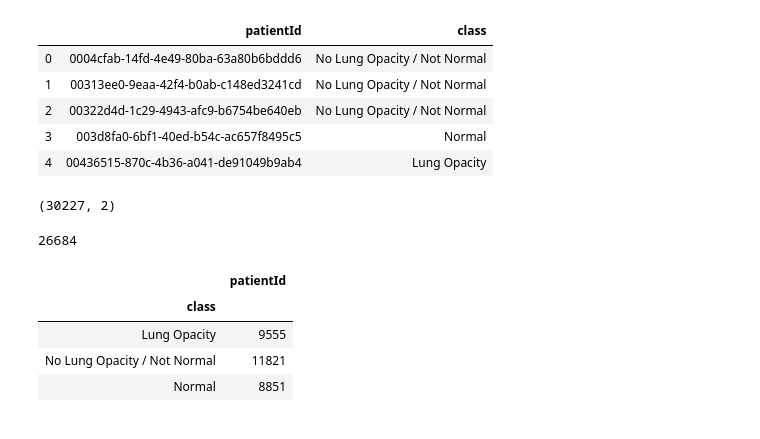
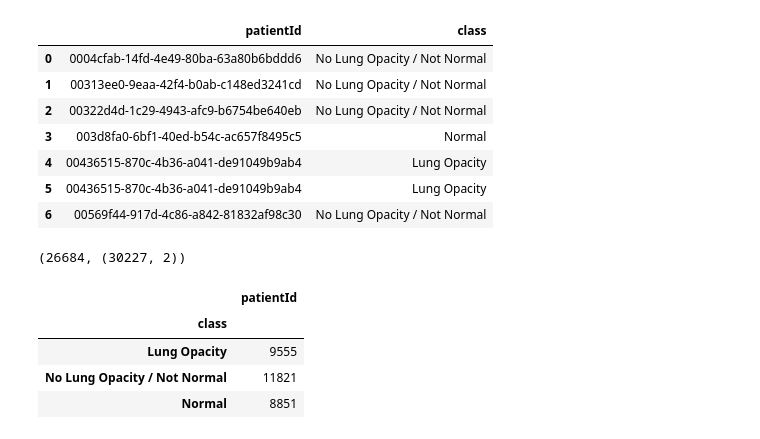
Before and after one commit to nishantpatil22/Pneumonia-Detection-Capstone, a Jupyter notebook: Pneumonia Detection Capstone.ipynb, the cells around one changed output. Cells and saved outputs as stored; diff of their text form; code cells hidden in the pictures.

```diff
--- a/Pneumonia Detection Capstone.ipynb
+++ b/Pneumonia Detection Capstone.ipynb
@@ -23,23 +22,21 @@ from tqdm import tqdm
 # %%
 labels = pd.read_csv('stage_2_detailed_class_info.csv')
 # %%
-labels.head()
+labels.head(7)
 # %% [output]
 |  | patientId | class |
 | 0 | 0004cfab-14fd-4e49-80ba-63a80b6bddd6 | No Lung Opacity / Not Normal |
 | 1 | 00313ee0-9eaa-42f4-b0ab-c148ed3241cd | No Lung Opacity / Not Normal |
 | 2 | 00322d4d-1c29-4943-afc9-b6754be640eb | No Lung Opacity / Not Normal |
 | 3 | 003d8fa0-6bf1-40ed-b54c-ac657f8495c5 | Normal |
 | 4 | 00436515-870c-4b36-a041-de91049b9ab4 | Lung Opacity |
+| 5 | 00436515-870c-4b36-a041-de91049b9ab4 | Lung Opacity |
+| 6 | 00569f44-917d-4c86-a842-81832af98c30 | No Lung Opacity / Not Normal |
-# %%
-labels.shape
-# %% [output]
-(30227, 2)
 # %%
 # NO OF UNIQUE PATIENTS
-labels['patientId'].nunique()
+labels['patientId'].nunique(),labels.shape
 # %% [output]
-26684
+(26684, (30227, 2))
 # %%
 labels.groupby('class').count()
 # %% [output]
```
Also changed, not shown: parts of 62 cells of this notebook.
